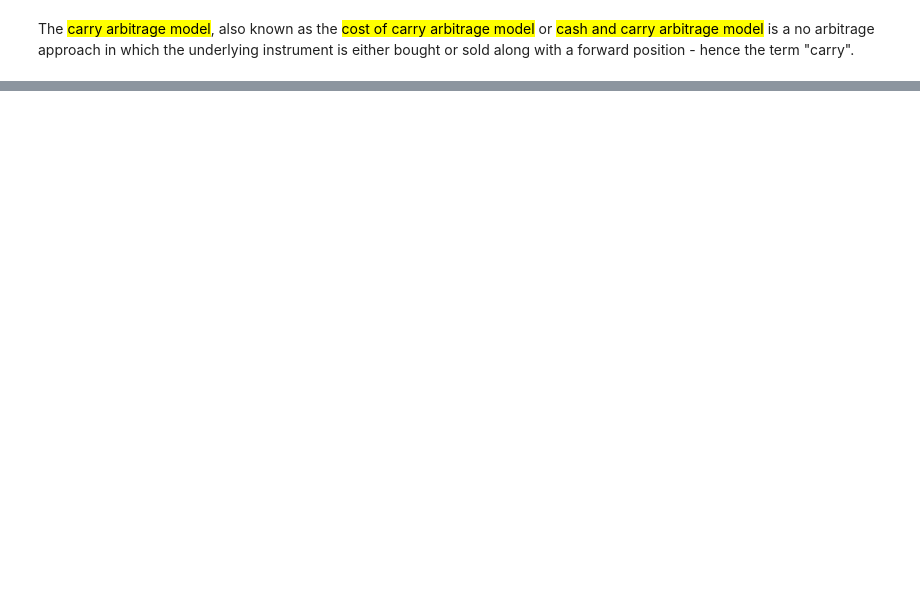
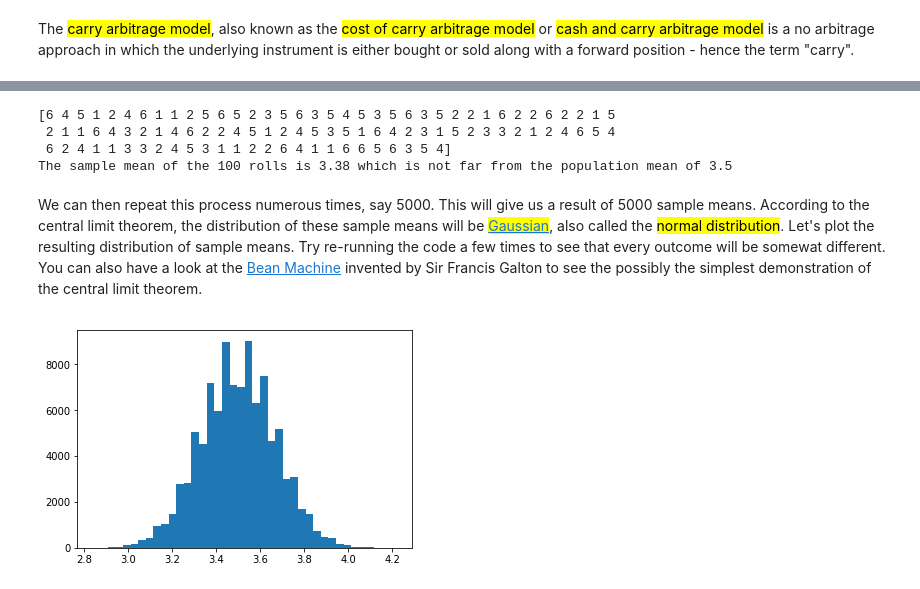
Before and after one commit to Kollanda/Python, a Jupyter notebook: BSM Model.ipynb, the cells around one changed output, grey strips where cells are left out. Saved outputs shown, nothing was run; the diff lists cells and outputs as text; code cells hidden in the pictures; blank space fills up the shorter version.

```diff
--- a/BSM Model.ipynb
+++ b/BSM Model.ipynb
@@ -103,0 +231,17 @@ With the first two trades, neither arbitrage rule is satisfied. The future cashf
+# %%
+dice_roll(100)
+# %% [output]
+[6 4 5 1 2 4 6 1 1 2 5 6 5 2 3 5 6 3 5 4 5 3 5 6 3 5 2 2 1 6 2 2 6 2 2 1 5
+ 2 1 1 6 4 3 2 1 4 6 2 2 4 5 1 2 4 5 3 5 1 6 4 2 3 1 5 2 3 3 2 1 2 4 6 5 4
+ 6 2 4 1 1 3 3 2 4 5 3 1 1 2 2 6 4 1 1 6 6 5 6 3 5 4]
+The sample mean of the 100 rolls is 3.38 which is not far from the population mean of 3.5
+# %% [markdown]
+We can then repeat this process numerous times, say 5000. This will give us a result of 5000 sample means. According to the central limit theorem, the distribution of these sample means will be <mark>[Gaussian](https://en.wikipedia.org/wiki/Normal_distribution)</mark>, also called the <mark>normal distribution</mark>. Let's plot the resulting distribution of sample means. Try re-running the code a few times to see that every outcome will be somewat different. You can also have a look at the [Bean Machine](https://en.wikipedia.org/wiki/Bean_machine) invented by Sir Francis Galton to see the possibly the simplest demonstration of the central limit theorem.
+# %%
+# calculate the mean of 100 dice rolls, repeated 10000 times
+means = [mean(randint(1, 7, 100)) for i in range(100000)]
+# plot the distribution of sample means
+count, bins, ignored = plt.hist(means, 40, align='mid')
+plt.show()
+# %% [output]
+[figure, added]
```
Also changed, not shown: parts of 20 cells of this notebook.
